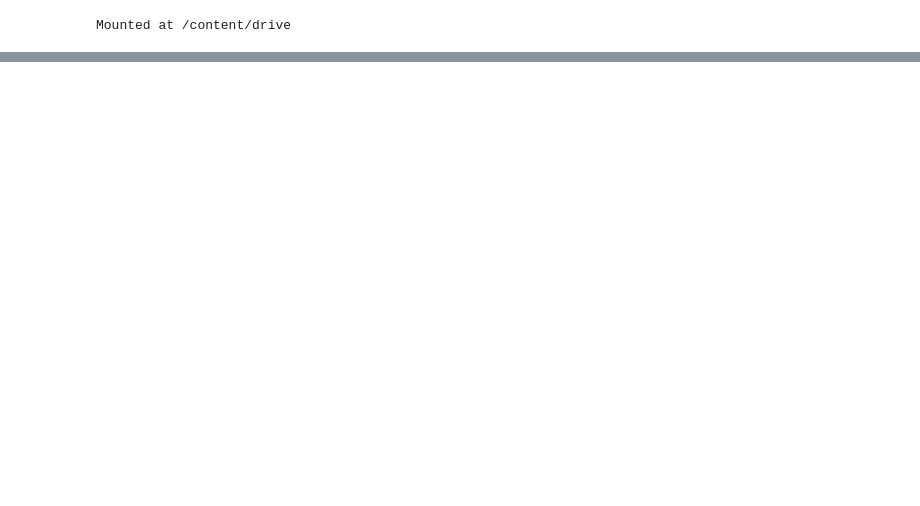
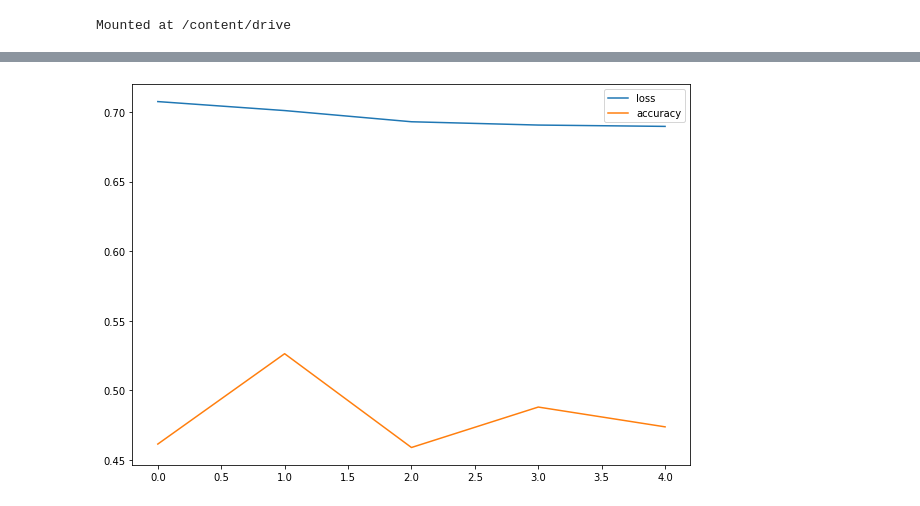
Before and after one commit to prachuryanath/Covid-XRay, a Jupyter notebook: model.ipynb, the cells around one changed output, grey strips where cells are left out. Saved outputs shown, nothing was run; the diff lists cells and outputs as text; code cells hidden in the pictures; blank space fills up the shorter version.

```diff
--- a/model.ipynb
+++ b/model.ipynb
@@ -198,0 +157,16 @@ Mounted at /content/drive
+# %%
+# Import data and augment it from training directory
+print("Augmented training data:")
+train_data_augmented = train_datagen_augmented.flow_from_directory(train_dir,
+                                                                   target_size=(224, 224),
+                                                                   batch_size=32,
+                                                                   class_mode="binary",
+                                                                   shuffle=False) # for demonstration purposes only
+
+# Create non-augmented train data batches
+print("Non-augmented training data:")
+train_data = train_datagen.flow_from_directory(train_dir,
+                                               target_size=(224, 224),
+                                               batch_size=32,
+                                               class_mode="binary",
+                                               shuffle=False)
@@ -198,0 +203,22 @@ Mounted at /content/drive
+# %%
+# Create the model (same as model_5)
+model_2 = Sequential([
+  Conv2D(10, 3, activation='relu', input_shape=(224, 224, 3)),
+  MaxPool2D(pool_size=2), # reduce number of features by half
+  Conv2D(10, 3, activation='relu'),
+  MaxPool2D(),
+  Conv2D(10, 3, activation='relu'),
+  MaxPool2D(),
+  Flatten(),
+  Dense(1, activation='sigmoid')
+])
+
+# Compile the model
+model_2.compile(loss='binary_crossentropy',
+                optimizer=Adam(),
+                metrics=['accuracy'])
+
+# Fit the model
+history_2 = model_2.fit(train_data_augmented, # changed to augmented training data
+                        epochs=5,
+                        steps_per_epoch=len(train_data_augmented))
@@ -198,0 +236,6 @@ Mounted at /content/drive
+# %%
+# Let's plot the training curves
+import pandas as pd
+pd.DataFrame(history_2.history).plot(figsize=(10, 7));
+# %% [output]
+[figure, added]
```
Also changed, not shown: parts of 55 cells of this notebook.
